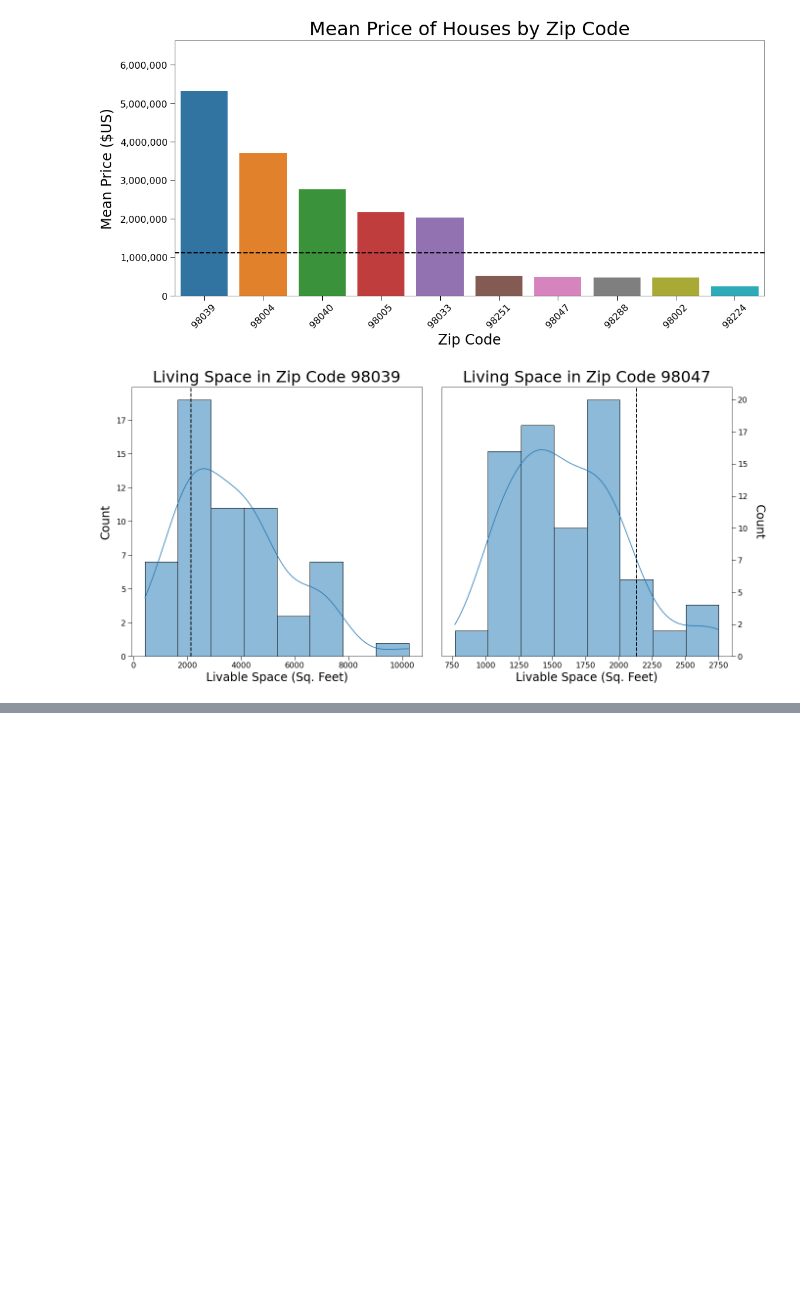
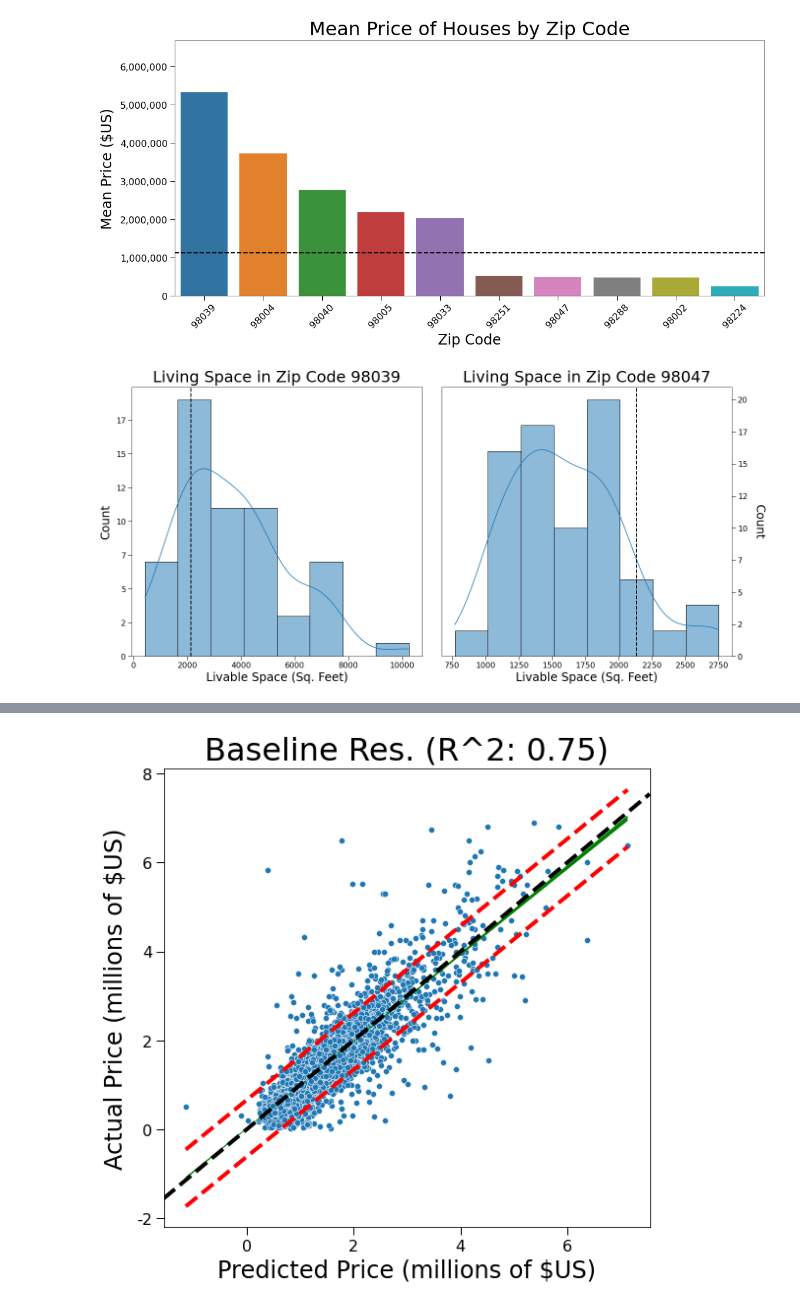
Before and after one commit to JoshuaGottlieb/King-County-Analysis, a Jupyter notebook: notebooks/Visualizations.ipynb, the cells around one changed output, grey strips where cells are left out. Saved outputs shown, nothing was run; the diff lists cells and outputs as text; code cells hidden in the pictures; blank space fills up the shorter version.

Commit message:
Updated visualizations, adding confidence intervals to graphs. Cleaned up unused images.

```diff
--- a/notebooks/Visualizations.ipynb
+++ b/notebooks/Visualizations.ipynb
@@ -18,20 +18,14 @@ import dataframe_image as dfi
 with open('../data/cleaned/baseline_regression_y_pred.pickle', 'rb') as f:
     baseline_y_pred = pk.load(f)
 
-with open('../data/cleaned/log_continuous_y_pred_on_test.pickle', 'rb') as f:
-    log_cont_y_pred = pk.load(f)
-
-with open('../data/cleaned/log_continuous_with_interactions_y_pred_on_test.pickle', 'rb') as f:
-    log_cont_interactions_y_pred = pk.load(f)
+with open('../data/cleaned/primary_discrete_interactions_y_pred.pickle', 'rb') as f:
+    prim_disc_inter_y_pred = pk.load(f)
 
 with open('../data/cleaned/baseline_regression_coeff_frame.pickle', 'rb') as f:
     baseline_df = pk.load(f)
 
-with open('../data/cleaned/log_continuous_coeff_frame.pickle', 'rb') as f:
-    log_cont_df = pk.load(f)
-
-with open('../data/cleaned/log_continuous_with_interactions_coeff_frame.pickle', 'rb') as f:
-    log_cont_interactions_df = pk.load(f)
+with open('../data/cleaned/primary_discrete_interactions_regression_coeff_frame.pickle', 'rb') as f:
+    prim_disc_inter_df = pk.load(f)
 
 
 all_data = pd.read_parquet('../data/cleaned/cleaned_data.parquet')
@@ -358,0 +292,59 @@ plt.savefig('../images/log_cont_with_interactions_residuals.png')
+# %%
+# Computations
+x = prim_disc_inter_y_pred
+y = y_test_norm.values
+p, cov = np.polyfit(x, y, 1, cov=True)                     # parameters and covariance from of the fit of 1-D polynom.
+y_model = equation(p, x)                                   # model using the fit parameters; NOTE: parameters here are coefficients
+
+# Statistics
+n = y_test_norm.values.size                                # number of observations
+m = p.size                                                 # number of parameters
+dof = n - m                                                # degrees of freedom
+t = stats.t.ppf(0.975, n - m)                              # t-statistic; used for CI and PI bands
+
+# Estimates of Error in Data/Model
+resid = y - y_model                                        # residuals; diff. actual data from predicted values
+chi2 = np.sum((resid / y_model)**2)                        # chi-squared; estimates error in data
+chi2_red = chi2 / dof                                      # reduced chi-squared; measures goodness of fit
+s_err = np.sqrt(np.sum(resid**2) / dof)                    # standard deviation of the error
+
+# Plotting
+fig, ax = plt.subplots(figsize=(8, 8))
+
+# Data
+sns.scatterplot(x = prim_disc_inter_y_pred, y = y_test_norm);
+
+# Fit
+ax.axline([0, 0], [1, 1], linestyle = '--', linewidth = 4, c = 'k');
+
+x2 = np.linspace(np.min(x), np.max(x), 100)
+y2 = equation(p, x2)
+
+# Confidence Interval
+plot_ci_manual(t, s_err, n, x, x2, y2, ax=ax)
+
+# Prediction Interval
+pi = t * s_err * np.sqrt(1 + 1/n + (x2 - np.mean(x))**2 / np.sum((x - np.mean(x))**2))
+ax.fill_between(x2, y2 + pi, y2 - pi, color="None", linestyle="--")
+ax.plot(x2, y2 - pi, "--", color='r', linewidth = 4, label="95% Prediction Limits")
+ax.plot(x2, y2 + pi, "--", color='r', linewidth = 4,)
+
+# Configure tick labels and ticks
+ax.get_xaxis().set_major_formatter(pltticker.FuncFormatter(lambda x, p: format(int(x/1_000_000), ',')))
+ax.get_yaxis().set_major_formatter(pltticker.FuncFormatter(lambda x, p: format(int(x/1_000_000), ',')))
+
+configure_ticklabels_and_params(ax)
+
+# Configure axis labels and title
+configure_axislabels_and_title(ax,
+                               'Predicted Price (millions of $US)',
+                               'Actual Price (millions of $US)',
+                               'Baseline Res. (R^2: 0.75)')
+
+# Set tight layout
+plt.tight_layout()
+
+# Save image
+plt.savefig('../images/baseline_residuals.png')
+# %% [output]
+[figure, added]
```
Also changed, not shown: parts of 12 cells of this notebook, 8 other files.
